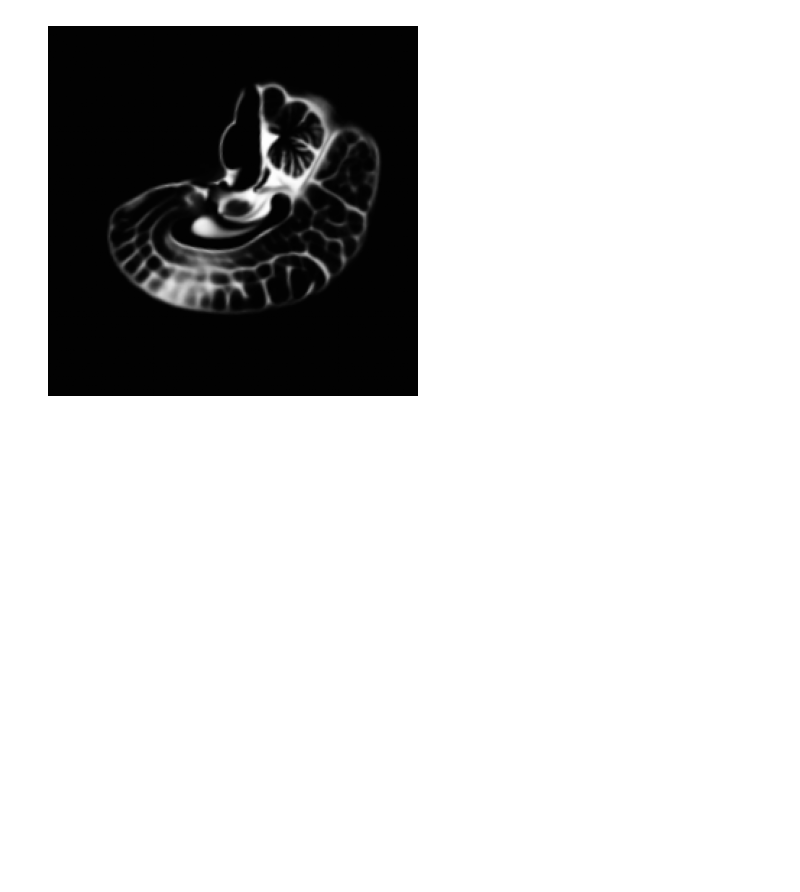
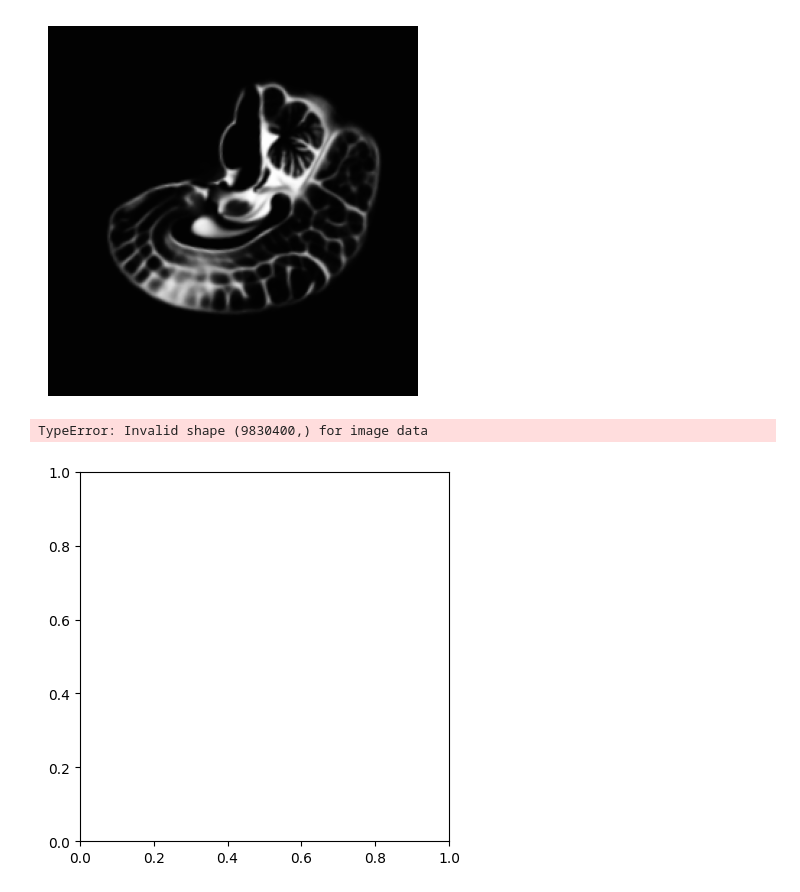
Before and after one commit to AdrianoCarvalh0/work2, a Jupyter notebook: work2.ipynb, the cells around one changed output. Cells and saved outputs as stored; diff of their text form; code cells hidden in the pictures; blank space fills up the shorter version.

```diff
--- a/work2.ipynb
+++ b/work2.ipynb
@@ -62,37 +64,40 @@ atlas_gm = sitk.ReadImage("atlas_resampled/IXI002-Guys-0828-T1.nii.gz/mni_gm.nii
 atlas_wm = sitk.ReadImage("atlas_resampled/IXI002-Guys-0828-T1.nii.gz/mni_wm.nii.gz")
 
 atlas_csf_array = sitk.GetArrayFromImage(atlas_csf)
 atlas_gm_array = sitk.GetArrayFromImage(atlas_gm)
 atlas_wm_array = sitk.GetArrayFromImage(atlas_wm)
 
 
 binary_array_csf = (atlas_csf_array > 0.98).astype(np.uint8)
 binary_array_gm = (atlas_gm_array > 0.98).astype(np.uint8)
 binary_array_wm = (atlas_wm_array > 0.98).astype(np.uint8)
 
 # Converter de volta para imagem SimpleITK
 binary_image_csf = sitk.GetImageFromArray(binary_array_csf)
 binary_image_csf.CopyInformation(atlas_csf)  # Mantém metadados da imagem original
 
 binary_image_gm = sitk.GetImageFromArray(binary_array_gm)
 binary_image_gm.CopyInformation(atlas_gm)  # Mantém metadados da imagem original
 
 binary_image_wm = sitk.GetImageFromArray(binary_array_wm)
 binary_image_wm.CopyInformation(atlas_wm)  # Mantém metadados da imagem original
 
 
 # num_pixels_1 = np.count_nonzero(binary_array)
 
 # print(f"Número de pixels com valor 1: {num_pixels_1}")
 
 sitk.WriteImage(binary_image_csf, "mni_csf_binary.nii.gz")
 sitk.WriteImage(binary_image_gm, "mni_gm_binary.nii.gz")
 sitk.WriteImage(binary_image_wm, "mni_wm_binary.nii.gz")
 
-# # Exibir a imagem
-# plt.imshow(fatia_binary_atlas, cmap="gray")  # Use "gray" para imagens em preto e branco
-# plt.axis("off")  # Remove os eixos
-# plt.show()
+# Exibir a imagem
+plt.imshow(binary_image_wm, cmap="gray")  # Use "gray" para imagens em preto e branco
+plt.axis("off")  # Remove os eixos
+plt.show()
+# %% [output]
+TypeError: Invalid shape (9830400,) for image data
+[figure, added]
 # %%
 binary_atlas_csf = sitk.ReadImage("mni_csf_binary.nii.gz")
 binary_atlas_gm = sitk.ReadImage("mni_gm_binary.nii.gz")
```
Also changed, not shown: parts of 11 cells of this notebook, 6 other files.
